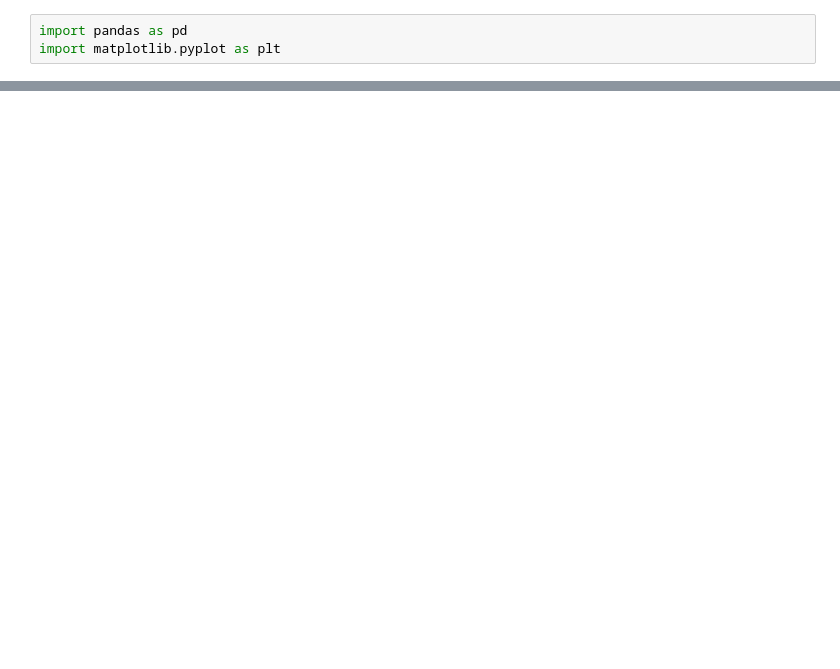
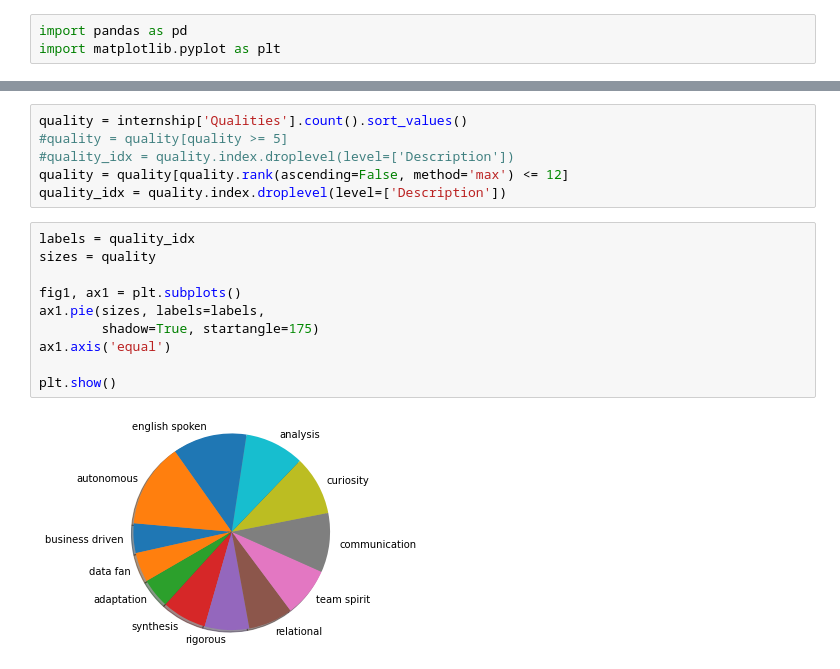
Before and after one commit to EricKiennemann/InternshipAnalyse, a Jupyter notebook: internship.ipynb, the cells around one changed output, grey strips where cells are left out. Saved outputs shown, nothing was run; the diff lists cells and outputs as text; blank space fills up the shorter version.

```diff
--- a/internship.ipynb
+++ b/internship.ipynb
@@ -55,0 +158,18 @@ moteur.count()
+# %%
+quality = internship['Qualities'].count().sort_values()
+#quality = quality[quality >= 5]
+#quality_idx = quality.index.droplevel(level=['Description'])
+quality = quality[quality.rank(ascending=False, method='max') <= 12]
+quality_idx = quality.index.droplevel(level=['Description'])
+# %%
+labels = quality_idx
+sizes = quality
+
+fig1, ax1 = plt.subplots()
+ax1.pie(sizes, labels=labels,
+        shadow=True, startangle=175)
+ax1.axis('equal')
+
+plt.show()
+# %% [output]
+[figure, added]
```
Also changed, not shown: parts of 20 cells of this notebook.
